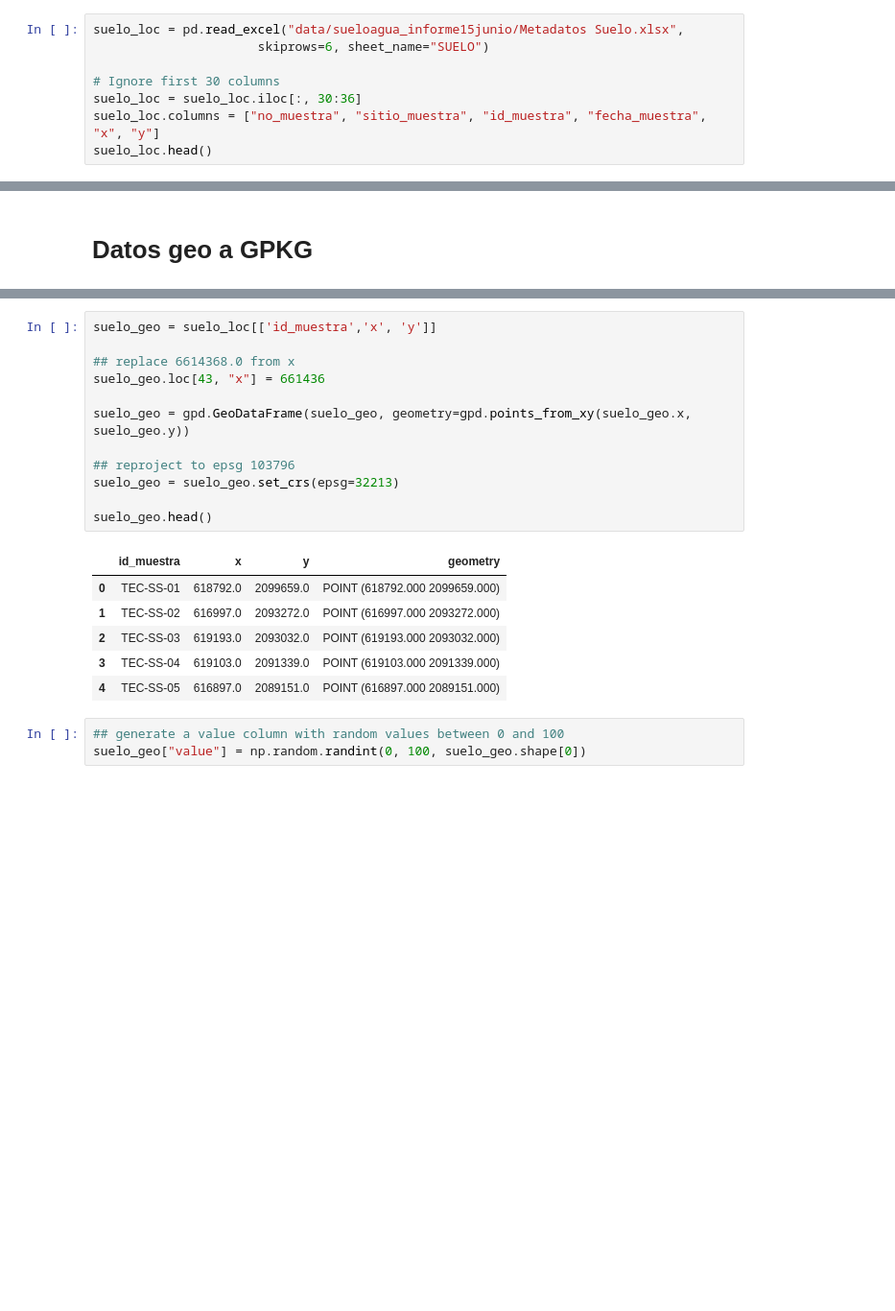
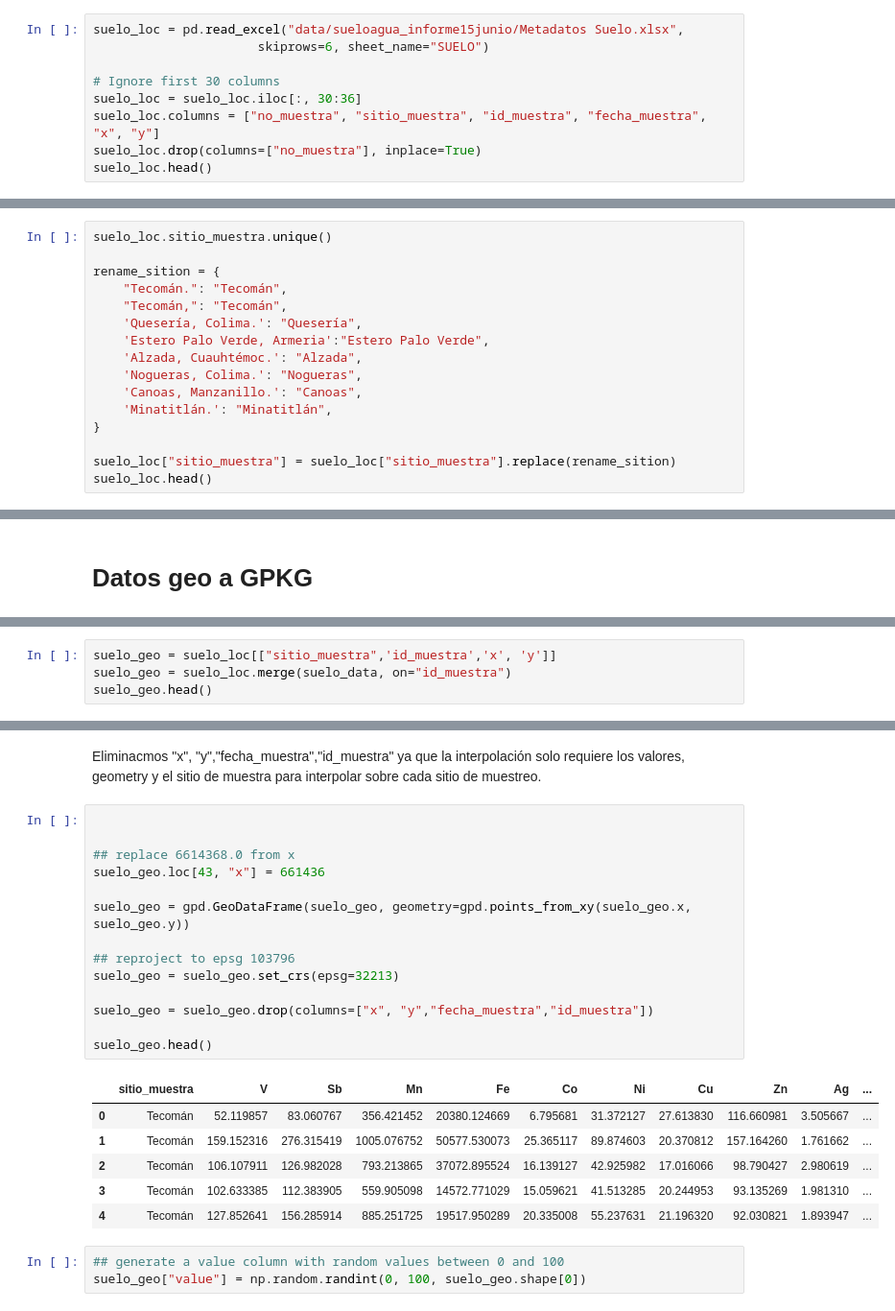
Before and after one commit to pcorner10/pronaces_analisis, a Jupyter notebook: informe15junio.ipynb, the cells around one changed output, grey strips where cells are left out. Shown at 96% size. Drawn from its saved outputs; the diff is of its cells as text; blank space fills up the shorter version.

```diff
--- a/informe15junio.ipynb
+++ b/informe15junio.ipynb
@@ -35,5 +35,6 @@ suelo_loc = pd.read_excel("data/sueloagua_informe15junio/Metadatos Suelo.xlsx",
 # Ignore first 30 columns
 suelo_loc = suelo_loc.iloc[:, 30:36]
 suelo_loc.columns = ["no_muestra", "sitio_muestra", "id_muestra", "fecha_muestra", "x", "y"]
+suelo_loc.drop(columns=["no_muestra"], inplace=True)
 suelo_loc.head()
 # %% [output]
@@ -66,0 +80,16 @@ suelo_loc.head()
+# %%
+suelo_loc.sitio_muestra.unique()
+
+rename_sition = {
+    "Tecomán.": "Tecomán",
+    "Tecomán,": "Tecomán",
+    'Quesería, Colima.': "Quesería",
+    'Estero Palo Verde, Armeria':"Estero Palo Verde",
+    'Alzada, Cuauhtémoc.': "Alzada",
+    'Nogueras, Colima.': "Nogueras",
+    'Canoas, Manzanillo.': "Canoas",
+    'Minatitlán.': "Minatitlán",
+}
+
+suelo_loc["sitio_muestra"] = suelo_loc["sitio_muestra"].replace(rename_sition)
+suelo_loc.head()
@@ -209,0 +355,4 @@ suelo_loc.head()
+# %%
+suelo_geo = suelo_loc[["sitio_muestra",'id_muestra','x', 'y']]
+suelo_geo = suelo_loc.merge(suelo_data, on="id_muestra")
+suelo_geo.head()
@@ -210,22 +403,26 @@ suelo_loc.head()
+# %% [markdown]
+Eliminacmos "x", "y","fecha_muestra","id_muestra" ya que la interpolación solo requiere los valores, geometry y el sitio de muestra para interpolar sobre cada sitio de muestreo.
 # %%
-suelo_geo = suelo_loc[['id_muestra','x', 'y']]
+
 
 ## replace 6614368.0 from x
 suelo_geo.loc[43, "x"] = 661436
 
 suelo_geo = gpd.GeoDataFrame(suelo_geo, geometry=gpd.points_from_xy(suelo_geo.x, suelo_geo.y))
 
 ## reproject to epsg 103796
 suelo_geo = suelo_geo.set_crs(epsg=32213)
 
+suelo_geo = suelo_geo.drop(columns=["x", "y","fecha_muestra","id_muestra"])
+
 suelo_geo.head()
 # %% [output]
-|  | id_muestra | x | y | geometry |
-| 0 | TEC-SS-01 | 618792.0 | 2099659.0 | POINT (618792.000 2099659.000) |
-| 1 | TEC-SS-02 | 616997.0 | 2093272.0 | POINT (616997.000 2093272.000) |
-| 2 | TEC-SS-03 | 619193.0 | 2093032.0 | POINT (619193.000 2093032.000) |
-| 3 | TEC-SS-04 | 619103.0 | 2091339.0 | POINT (619103.000 2091339.000) |
-| 4 | TEC-SS-05 | 616897.0 | 2089151.0 | POINT (616897.000 2089151.000) |
+|  | sitio_muestra | V | Sb | Mn | Fe | Co | Ni | Cu | Zn | Ag | ... |
+| 0 | Tecomán | 52.119857 | 83.060767 | 356.421452 | 20380.124669 | 6.795681 | 31.372127 | 27.613830 | 116.660981 | 3.505667 | ... |
+| 1 | Tecomán | 159.152316 | 276.315419 | 1005.076752 | 50577.530073 | 25.365117 | 89.874603 | 20.370812 | 157.164260 | 1.761662 | ... |
+| 2 | Tecomán | 106.107911 | 126.982028 | 793.213865 | 37072.895524 | 16.139127 | 42.925982 | 17.016066 | 98.790427 | 2.980619 | ... |
+| 3 | Tecomán | 102.633385 | 112.383905 | 559.905098 | 14572.771029 | 15.059621 | 41.513285 | 20.244953 | 93.135269 | 1.981310 | ... |
+| 4 | Tecomán | 127.852641 | 156.285914 | 885.251725 | 19517.950289 | 20.335008 | 55.237631 | 21.196320 | 92.030821 | 1.893947 | ... |
 # %%
 ## generate a value column with random values between 0 and 100
 suelo_geo["value"] = np.random.randint(0, 100, suelo_geo.shape[0])
```
Also changed, not shown: parts of 21 cells of this notebook.
